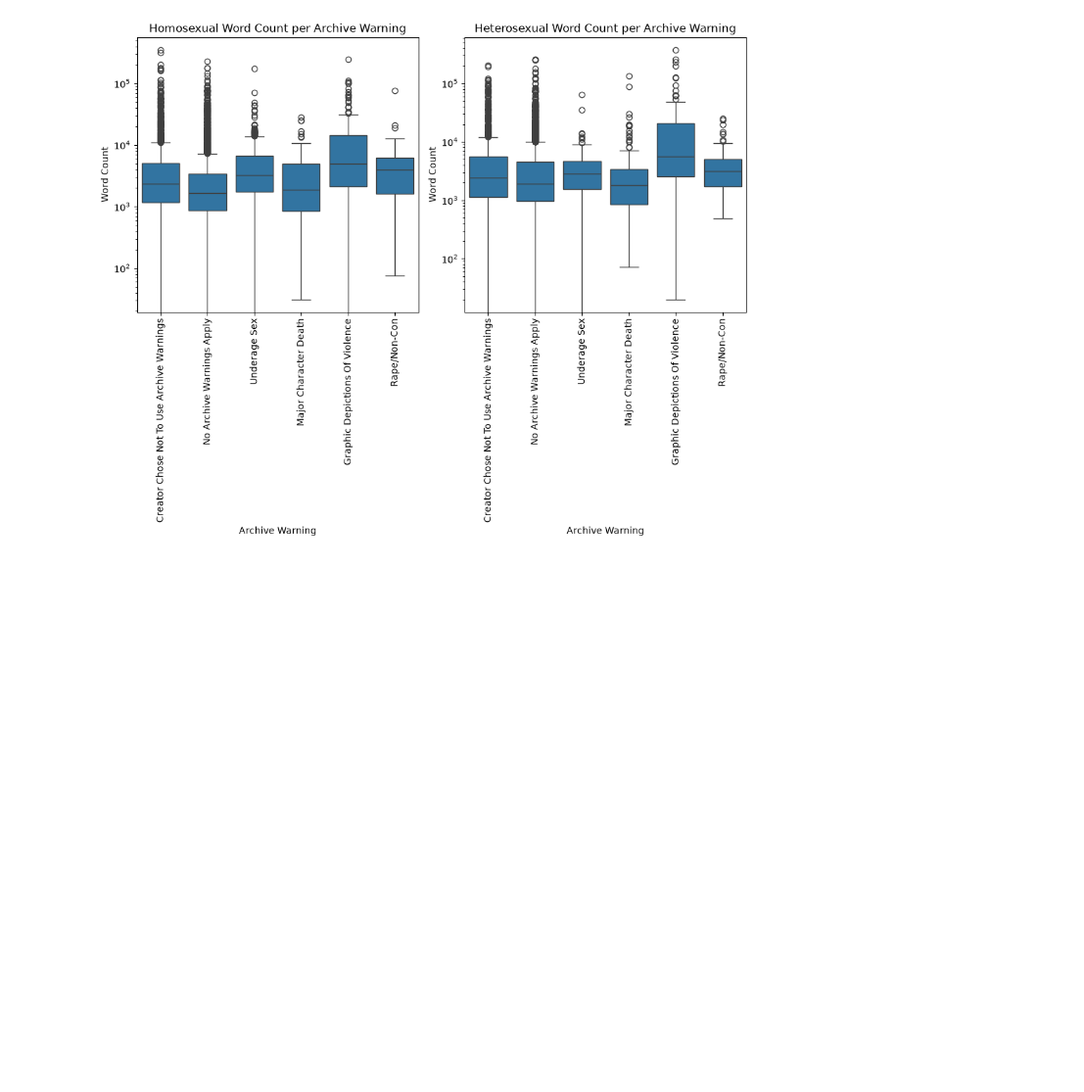
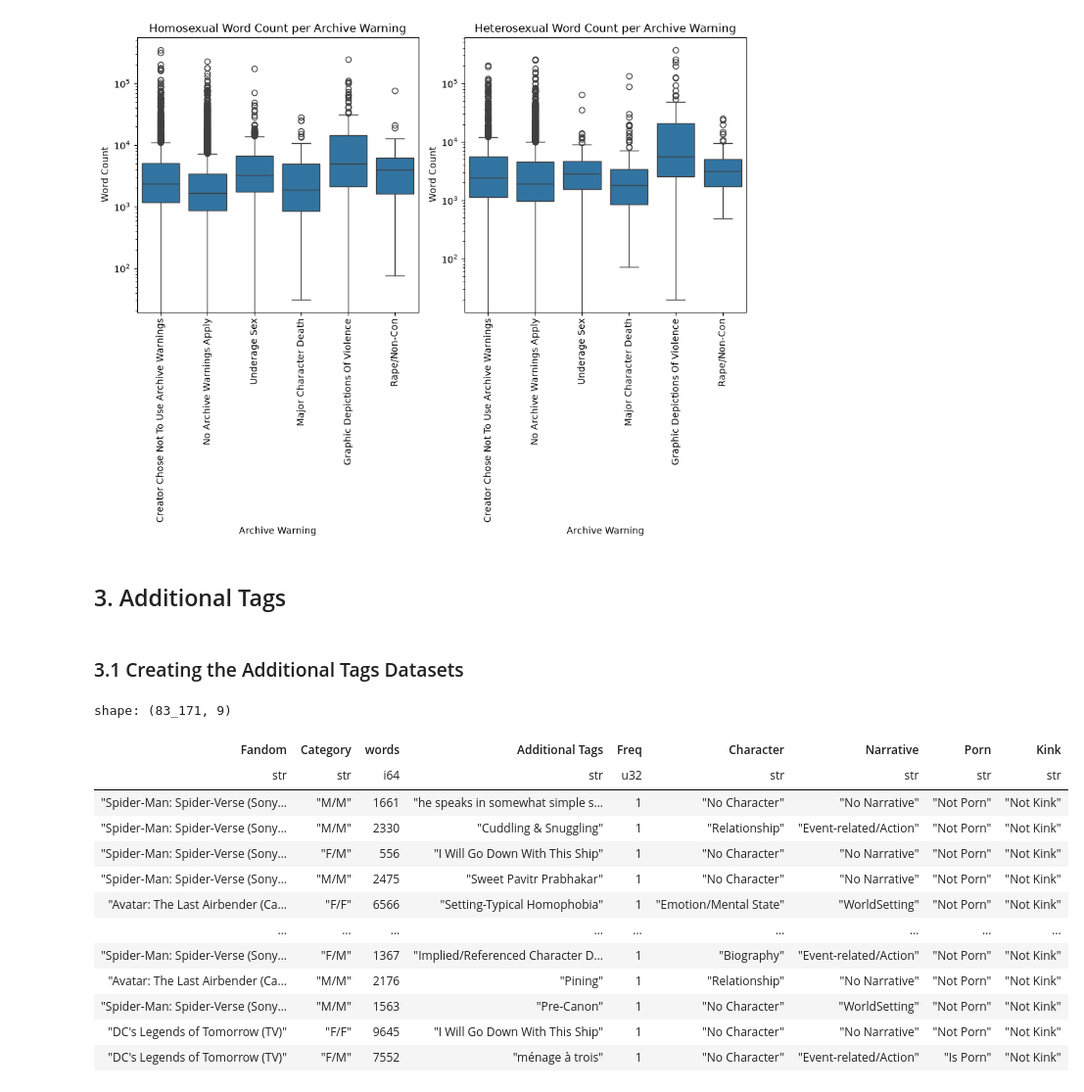
Before and after one commit to Cameron-Meinsma/ma_dh_thesis_v2, a Jupyter notebook: sub_rq_3_word_count.ipynb, the cells around one changed output. Shown at 98% size. Cells and saved outputs as stored; diff of their text form; code cells hidden in the pictures; blank space fills up the shorter version.

Commit message:
Calculated stats

```diff
--- a/sub_rq_3_word_count.ipynb
+++ b/sub_rq_3_word_count.ipynb
@@ -268,3 +270,31 @@ plt.tight_layout()
 plt.show()
 # %% [output]
 [figure]
+# %% [markdown]
+## 3. Additional Tags
+# %% [markdown]
+### 3.1 Creating the Additional Tags Datasets
+# %%
+df_add_tag_annotation = pl.read_csv("./data/df_additional_tag_annotations.csv") # Read the CSV file
+# %%
+categories = ["F/F", "M/M", "F/M"]
+# %%
+# Calculate the additional tags frequency based on word count
+df_main = df_metadata.filter(pl.col("Category").is_in(categories)).select(["Fandom", "Category", "words", "Additional Tags"]).with_columns(pl.col("Additional Tags").str.split(", ")).explode("Additional Tags").group_by(["Fandom", "Category", "words", "Additional Tags"]).agg(pl.len().alias("Freq")).join(df_add_tag_annotation, on="Additional Tags", how="left")
+
+df_main
+# %% [output]
+shape: (83_171, 9)
+| Fandom | Category | words | Additional Tags | Freq | Character | Narrative | Porn | Kink |
+| str | str | i64 | str | u32 | str | str | str | str |
+| "Spider-Man: Spider-Verse (Sony… | "M/M" | 1661 | "he speaks in somewhat simple s… | 1 | "No Character" | "No Narrative" | "Not Porn" | "Not Kink" |
+| "Spider-Man: Spider-Verse (Sony… | "M/M" | 2330 | "Cuddling & Snuggling" | 1 | "Relationship" | "Event-related/Action" | "Not Porn" | "Not Kink" |
+| "Spider-Man: Spider-Verse (Sony… | "F/M" | 556 | "I Will Go Down With This Ship" | 1 | "No Character" | "No Narrative" | "Not Porn" | "Not Kink" |
+| "Spider-Man: Spider-Verse (Sony… | "M/M" | 2475 | "Sweet Pavitr Prabhakar" | 1 | "No Character" | "No Narrative" | "Not Porn" | "Not Kink" |
+| "Avatar: The Last Airbender (Ca… | "F/F" | 6566 | "Setting-Typical Homophobia" | 1 | "Emotion/Mental State" | "WorldSetting" | "Not Porn" | "Not Kink" |
+| … | … | … | … | … | … | … | … | … |
+| "Spider-Man: Spider-Verse (Sony… | "F/M" | 1367 | "Implied/Referenced Character D… | 1 | "Biography" | "Event-related/Action" | "Not Porn" | "Not Kink" |
+| "Avatar: The Last Airbender (Ca… | "M/M" | 2176 | "Pining" | 1 | "Relationship" | "No Narrative" | "Not Porn" | "Not Kink" |
+| "Spider-Man: Spider-Verse (Sony… | "M/M" | 1563 | "Pre-Canon" | 1 | "No Character" | "WorldSetting" | "Not Porn" | "Not Kink" |
+| "DC's Legends of Tomorrow (TV)" | "F/F" | 9645 | "I Will Go Down With This Ship" | 1 | "No Character" | "No Narrative" | "Not Porn" | "Not Kink" |
+| "DC's Legends of Tomorrow (TV)" | "F/M" | 7552 | "ménage à trois" | 1 | "No Character" | "Event-related/Action" | "Is Porn" | "Not Kink" |
```
Also changed, not shown: parts of 5 cells of this notebook.
